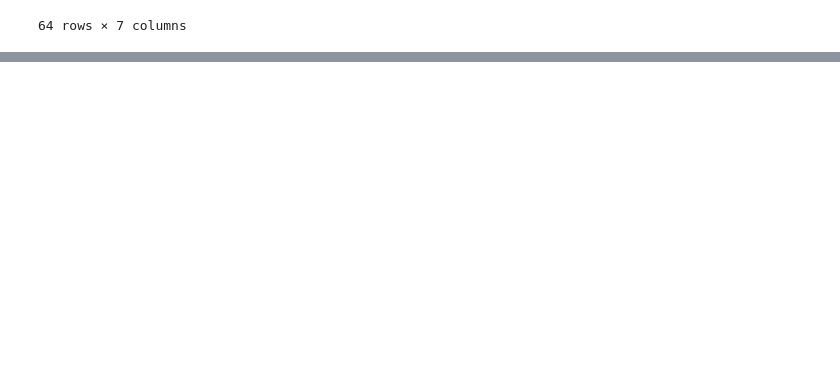
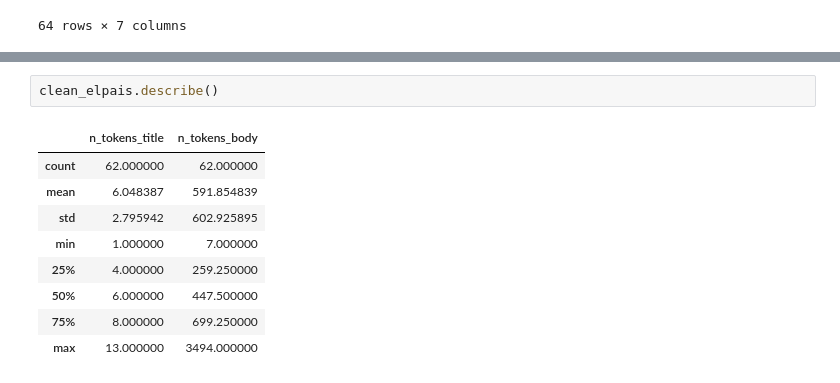
Before and after one commit to FernandoTorresL/Curso_Ing_Datos_Python, a Jupyter notebook: Platzi data live.ipynb, the cells around one changed output, grey strips where cells are left out. Drawn from its saved outputs; the diff is of its cells as text; blank space fills up the shorter version.

```diff
--- a/Platzi data live.ipynb
+++ b/Platzi data live.ipynb
@@ -618,0 +636,12 @@ el_universal
+# %%
+clean_elpais.describe()
+# %% [output]
+|  | n_tokens_title | n_tokens_body |
+| count | 62.000000 | 62.000000 |
+| mean | 6.048387 | 591.854839 |
+| std | 2.795942 | 602.925895 |
+| min | 1.000000 | 7.000000 |
+| 25% | 4.000000 | 259.250000 |
+| 50% | 6.000000 | 447.500000 |
+| 75% | 8.000000 | 699.250000 |
+| max | 13.000000 | 3494.000000 |
```
Also changed, not shown: parts of 11 cells of this notebook.
